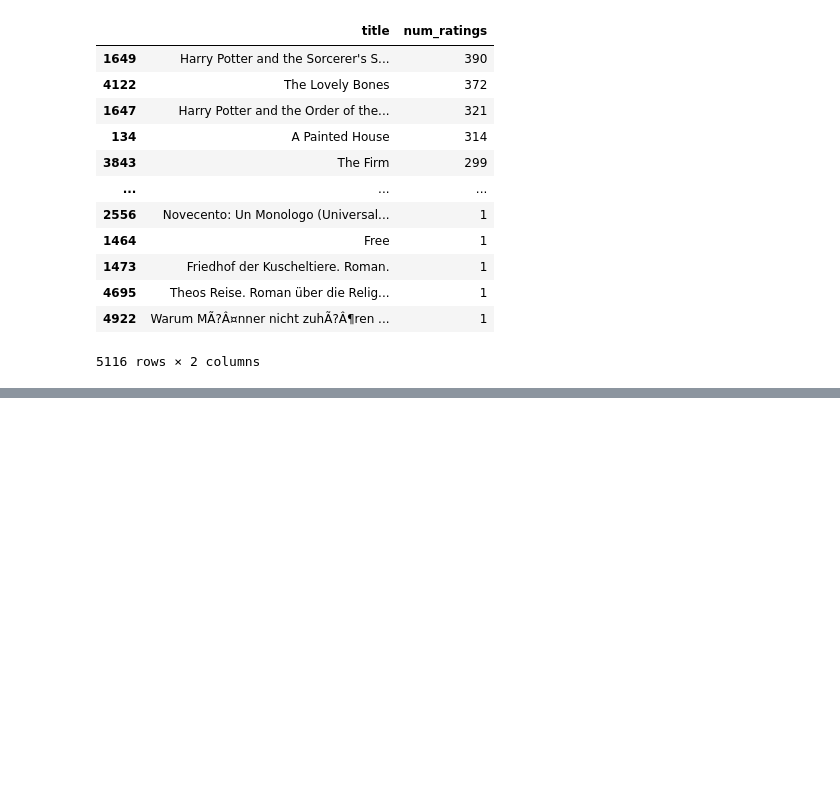
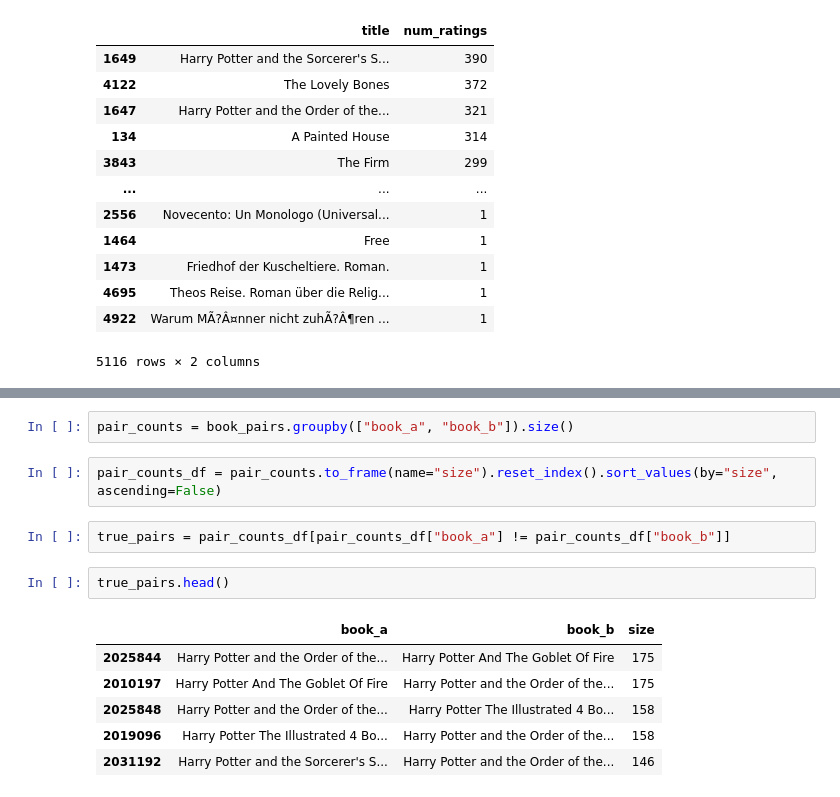
Before and after one commit to netleniya/PySpark-ALS-Recommender, a Jupyter notebook: py_files/eda.ipynb, the cells around one changed output, grey strips where cells are left out. Drawn from its saved outputs; the diff is of its cells as text; blank space fills up the shorter version.

```diff
--- a/py_files/eda.ipynb
+++ b/py_files/eda.ipynb
@@ -264,0 +299,15 @@ grouped
+# %%
+pair_counts = book_pairs.groupby(["book_a", "book_b"]).size()
+# %%
+pair_counts_df = pair_counts.to_frame(name="size").reset_index().sort_values(by="size", ascending=False)
+# %%
+true_pairs = pair_counts_df[pair_counts_df["book_a"] != pair_counts_df["book_b"]]
+# %%
+true_pairs.head()
+# %% [output]
+|  | book_a | book_b | size |
+| 2025844 | Harry Potter and the Order of the... | Harry Potter And The Goblet Of Fire | 175 |
+| 2010197 | Harry Potter And The Goblet Of Fire | Harry Potter and the Order of the... | 175 |
+| 2025848 | Harry Potter and the Order of the... | Harry Potter The Illustrated 4 Bo... | 158 |
+| 2019096 | Harry Potter The Illustrated 4 Bo... | Harry Potter and the Order of the... | 158 |
+| 2031192 | Harry Potter and the Sorcerer's S... | Harry Potter and the Order of the... | 146 |
```
Also changed, not shown: parts of 16 cells of this notebook.
